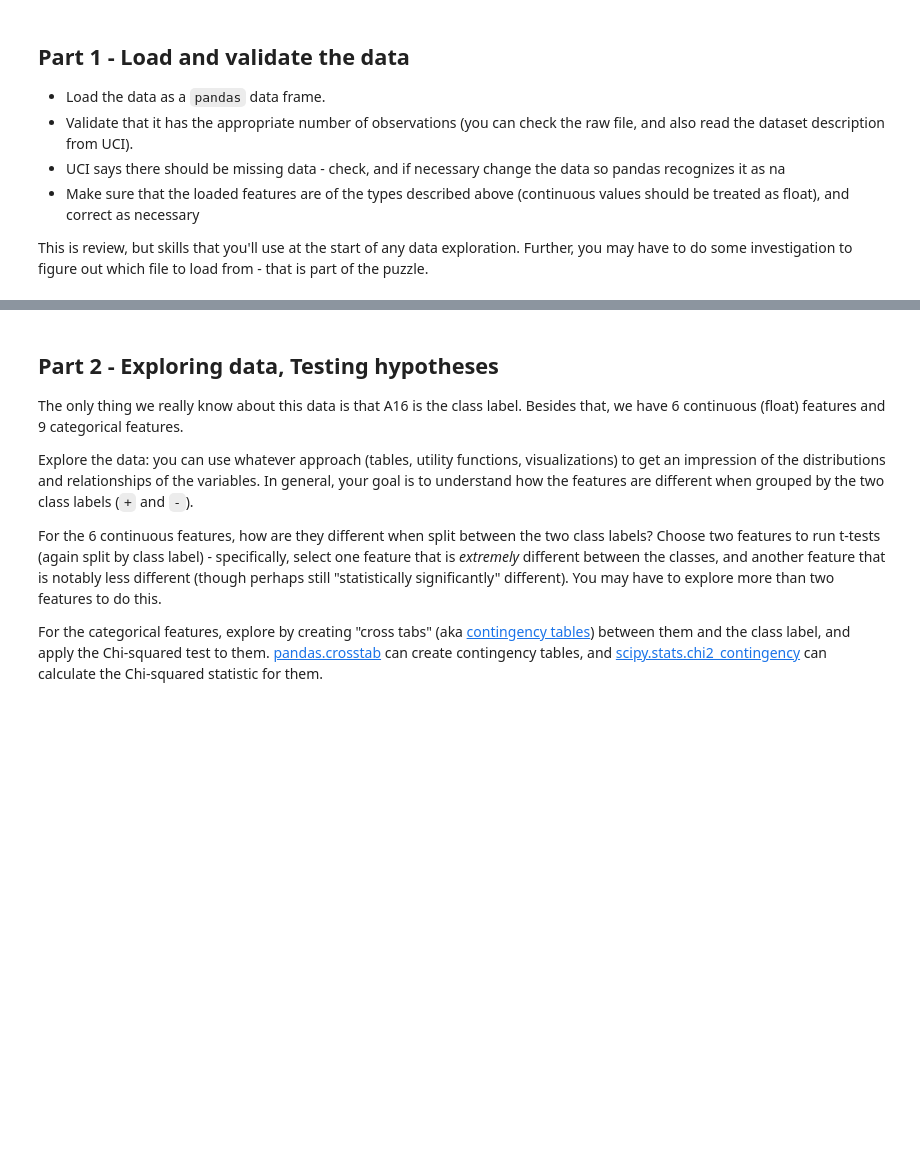
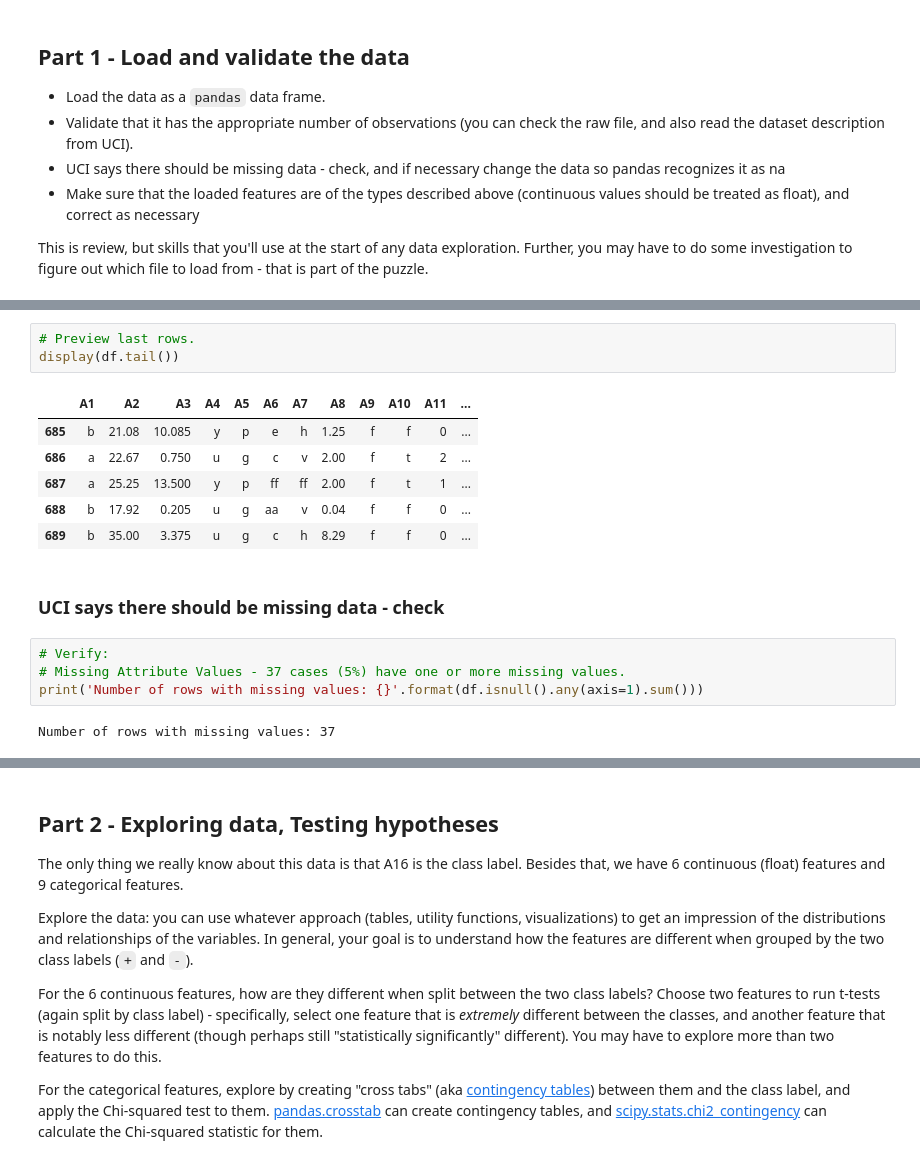
Before and after one commit to bloominstituteoftechnology/DS-Unit-1-Sprint-3-Statistical-Tests-and-Experiments, a Jupyter notebook: DS_Unit_1_Sprint_Challenge_3.ipynb, the cells around one changed output, grey strips where cells are left out. Drawn from its saved outputs; the diff is of its cells as text; blank space fills up the shorter version.

```diff
--- a/DS_Unit_1_Sprint_Challenge_3.ipynb
+++ b/DS_Unit_1_Sprint_Challenge_3.ipynb
@@ -43,0 +104,18 @@ This is review, but skills that you'll use at the start of any data exploration.
+# %%
+# Preview last rows.
+display(df.tail())
+# %% [output]
+|  | A1 | A2 | A3 | A4 | A5 | A6 | A7 | A8 | A9 | A10 | A11 | ... |
+| 685 | b | 21.08 | 10.085 | y | p | e | h | 1.25 | f | f | 0 | ... |
+| 686 | a | 22.67 | 0.750 | u | g | c | v | 2.00 | f | t | 2 | ... |
+| 687 | a | 25.25 | 13.500 | y | p | ff | ff | 2.00 | f | t | 1 | ... |
+| 688 | b | 17.92 | 0.205 | u | g | aa | v | 0.04 | f | f | 0 | ... |
+| 689 | b | 35.00 | 3.375 | u | g | c | h | 8.29 | f | f | 0 | ... |
+# %% [markdown]
+### UCI says there should be missing data - check
+# %%
+# Verify:
+# Missing Attribute Values - 37 cases (5%) have one or more missing values.
+print('Number of rows with missing values: {}'.format(df.isnull().any(axis=1).sum()))
+# %% [output]
+Number of rows with missing values: 37
```
Also changed, not shown: parts of 16 cells of this notebook.
